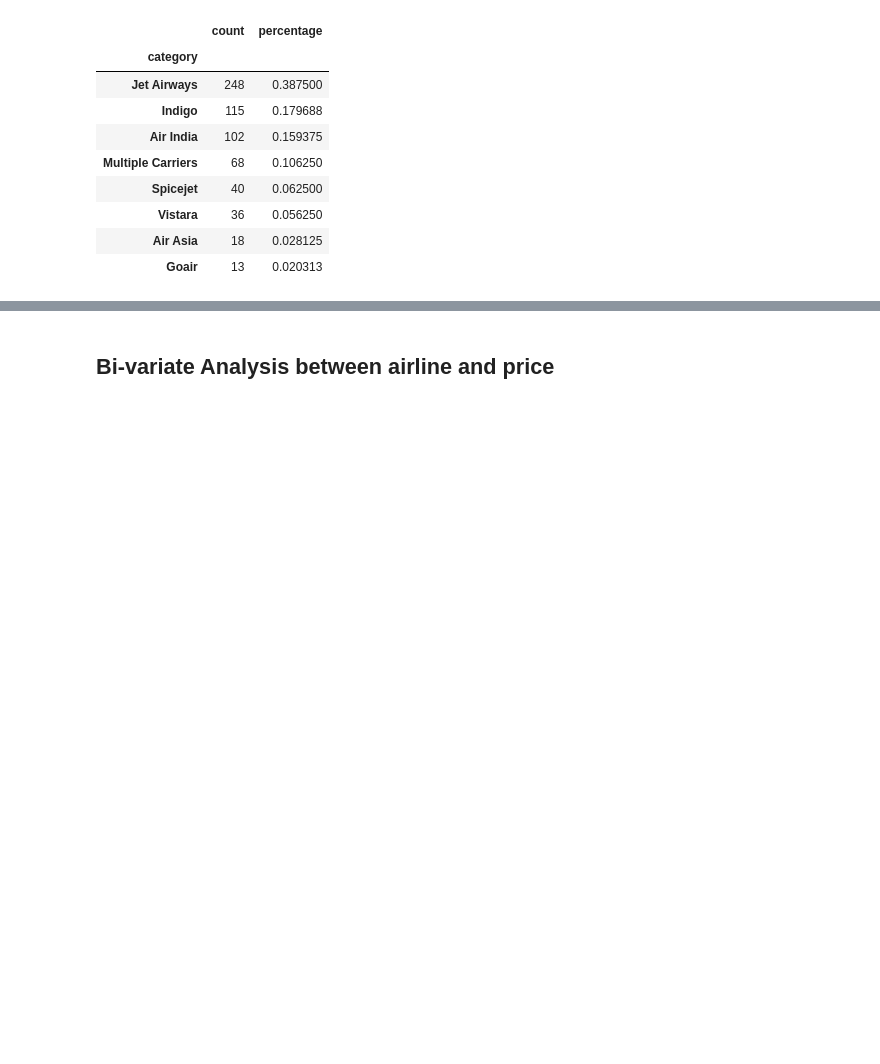
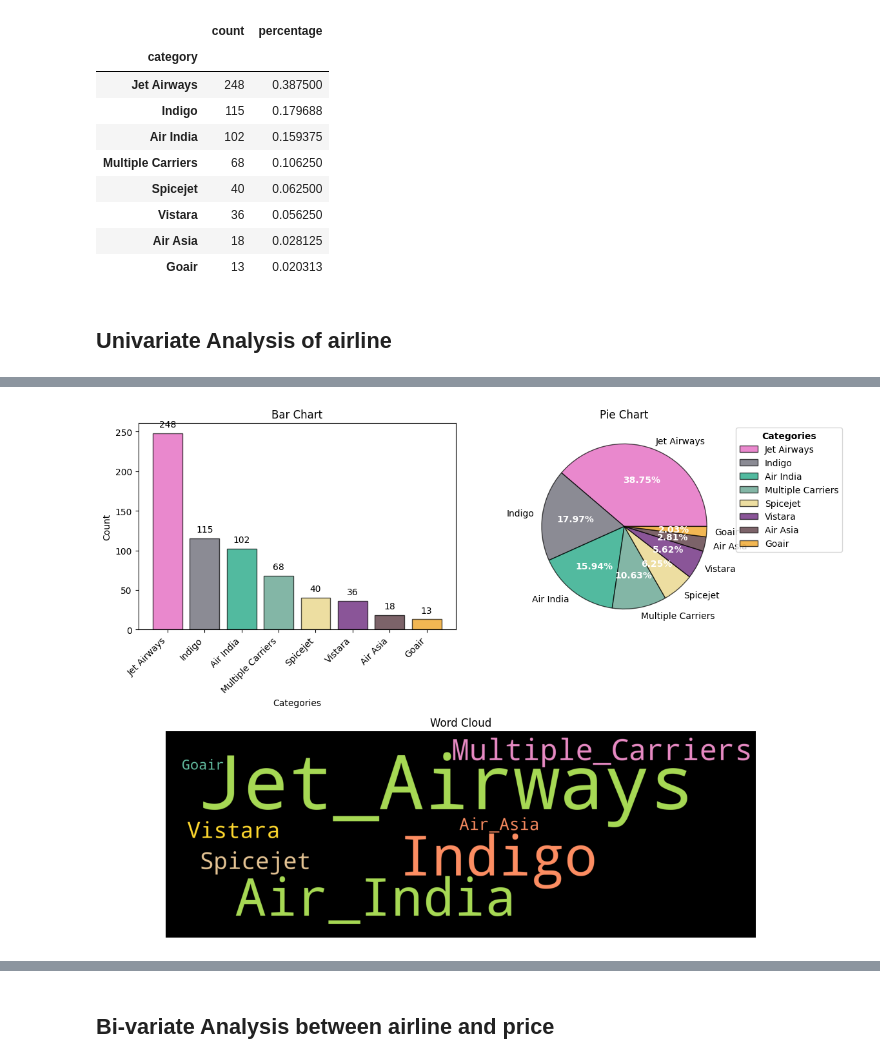
Before and after one commit to MisbahullahSheriff/sagemaker-flight-prices-prediction, a Jupyter notebook: notebooks/eda.ipynb, the cells around one changed output, grey strips where cells are left out. Drawn from its saved outputs; the diff is of its cells as text; code cells hidden in the pictures; blank space fills up the shorter version.

```diff
--- a/notebooks/eda.ipynb
+++ b/notebooks/eda.ipynb
@@ -262,3 +262,7 @@ Categories Distribution:
 | Vistara | 36 | 0.056250 |
 | Air Asia | 18 | 0.028125 |
 | Goair | 13 | 0.020313 |
+# %%
+eda_helper_functions.cat_univar_plots(train, "airline")
+# %% [output]
+Univariate Analysis of airline
@@ -265,3 +270,4 @@ Categories Distribution:
+[figure, added]
 # %%
 eda_helper_functions.cat_univar_plots(train, "airline", show_wordcloud=False, k=3)
 # %% [output]
```
Also changed, not shown: parts of 11 cells of this notebook, 2 other files.
